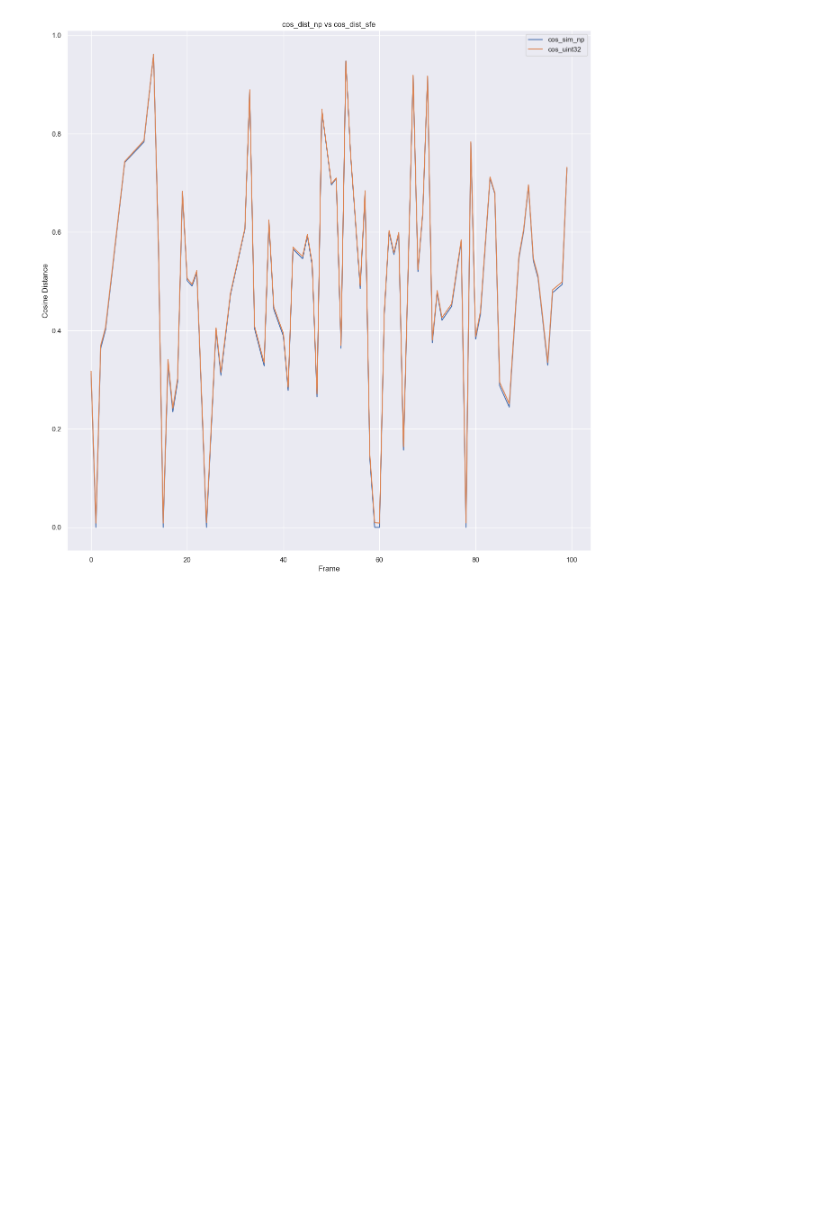
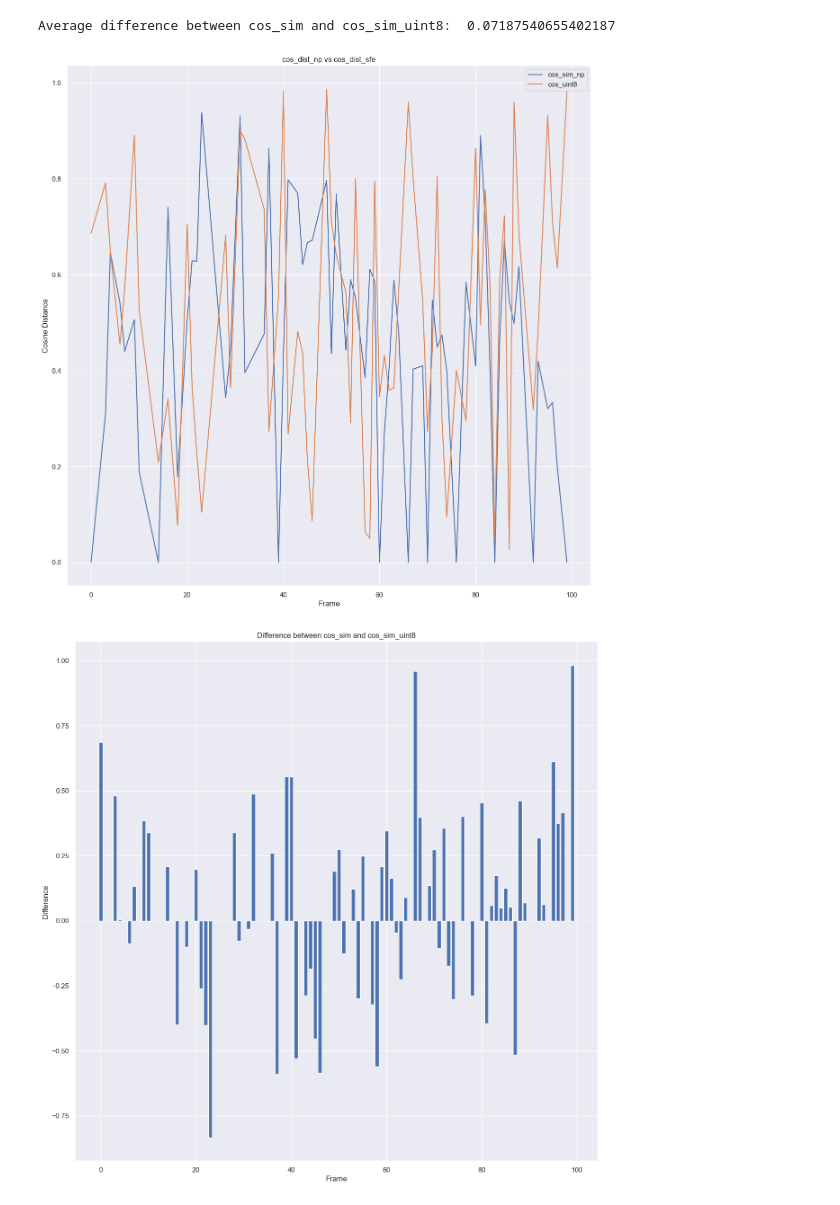
Before and after one commit to ChiemStevens/pffrocd, a Jupyter notebook: plotting/cos_sim.ipynb, the cells around one changed output. Saved outputs shown, nothing was run; the diff lists cells and outputs as text; code cells hidden in the pictures; blank space fills up the shorter version.

```diff
--- a/plotting/cos_sim.ipynb
+++ b/plotting/cos_sim.ipynb
@@ -28,12 +29,25 @@ outliers.head()
 # %%
+# output the average differnce between cos_sim and cos_sim_uint8
+diff = df["cos_sim_uint8"] - df["cos_sim"]
+print("Average difference between cos_sim and cos_sim_uint8: ", diff.mean())
+
 plt.plot(df["cos_sim"], label="cos_sim_np")
-plt.plot(df["cos_sim_uint32"], label="cos_uint32")
+#plt.plot(df["cos_sim_uint32"], label="cos_uint32")
 #plt.plot(df["cos_sim_uint16"], label="cos_uint16")
-#plt.plot(df["cos_sim_uint8"], label="cos_uint8")
+plt.plot(df["cos_sim_uint8"], label="cos_uint8")
 plt.xlabel("Frame")
 plt.ylabel("Cosine Distance")
 plt.legend()
 plt.title("cos_dist_np vs cos_dist_sfe")
+
+# plot diff as bars to see the difference between cos_sim and cos_sim_uint8
+plt.figure()
+plt.bar(df.index, diff)
+plt.xlabel("Frame")
+plt.ylabel("Difference")
+plt.title("Difference between cos_sim and cos_sim_uint8")
 plt.show()
 # %% [output]
+Average difference between cos_sim and cos_sim_uint8:  0.07187540655402187
-[figure, old version]
+[figure, new version]
+[figure, added]
```
Also changed, not shown: parts of 1 cell of this notebook, 2 other files.
